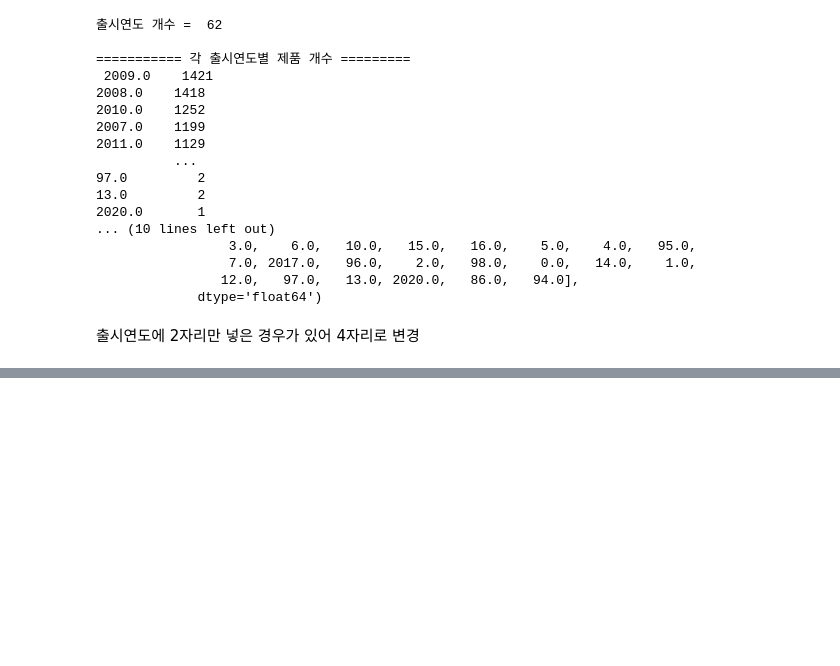
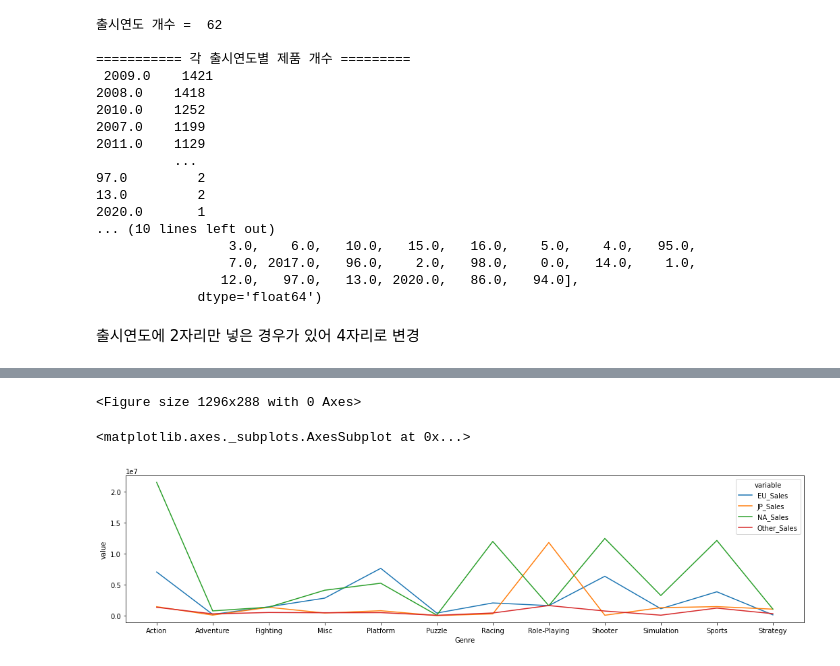
Before and after one commit to bhkwon89/Section1_project, a Jupyter notebook: Section1_Project.ipynb, the cells around one changed output, grey strips where cells are left out. Drawn from its saved outputs; the diff is of its cells as text; code cells hidden in the pictures; blank space fills up the shorter version.

```diff
--- a/Section1_Project.ipynb
+++ b/Section1_Project.ipynb
@@ -296,0 +332,5 @@ df['Publisher'].isna().sum()
+# %%
+df['Publisher'] = df['Publisher'].fillna('Unknwon')
+df.isna().sum()
+
+# 퍼블리셔의 경우 mission 내용에 큰 영향을 미칠 것 같지 않아 Unknwon으로 채운다.
@@ -352,0 +357,14 @@ memory usage: 1.1+ MB
+# %%
+# 데이터 정황상 기본단위다 M(밀리언)으로 보인다.
+
+df.NA_Sales = df.NA_Sales.replace(r'[KM]+$', '', regex=True).astype(float) * df.NA_Sales.str.extract(r'[\d\.]+([KM]+)', expand=False).fillna(1).replace(['K','M'], [10**3, 10**6]).astype(int)
+df.EU_Sales = df.EU_Sales.replace(r'[KM]+$', '', regex=True).astype(float) * df.EU_Sales.str.extract(r'[\d\.]+([KM]+)', expand=False).fillna(1).replace(['K','M'], [10**3, 10**6]).astype(int)
+df.JP_Sales = df.JP_Sales.replace(r'[KM]+$', '', regex=True).astype(float) * df.JP_Sales.str.extract(r'[\d\.]+([KM]+)', expand=False).fillna(1).replace(['K','M'], [10**3, 10**6]).astype(int)
+df.Other_Sales = df.Other_Sales.replace(r'[KM]+$', '', regex=True).astype(float) * df.Other_Sales.str.extract(r'[\d\.]+([KM]+)', expand=False).fillna(1).replace(['K','M'], [10**3, 10**6]).astype(int)
+# %%
+# 이외의 결측값은 제거한다.
+df.dropna(axis=0, inplace=True)
+df.isna().sum()
+
+df['Year'] = df['Year'].astype('int')
+df.info()
@@ -352,0 +398,9 @@ memory usage: 1.1+ MB
+# %%
+
+df_tidy = df.melt(id_vars = 'Genre', value_vars = ['NA_Sales',	'EU_Sales',	'JP_Sales',	'Other_Sales'])
+
+df_tidy
+df_tmp = df_tidy.groupby([ 'variable', 'Genre']).sum().reset_index()
+tmp_sum = df_tmp.groupby([ 'variable']).sum()
+
+df_tmp
@@ -352,0 +438,9 @@ memory usage: 1.1+ MB
+# %%
+import seaborn as sns
+
+plt.figure(figsize=(18,4))
+sns.lineplot(x = 'Genre', y = 'value',hue = 'variable',   data = df_tmp)
+# %% [output]
+<Figure size 1296x288 with 0 Axes>
+<matplotlib.axes._subplots.AxesSubplot at 0x...>
+[figure, added]
```
Also changed, not shown: parts of 19 cells of this notebook.
